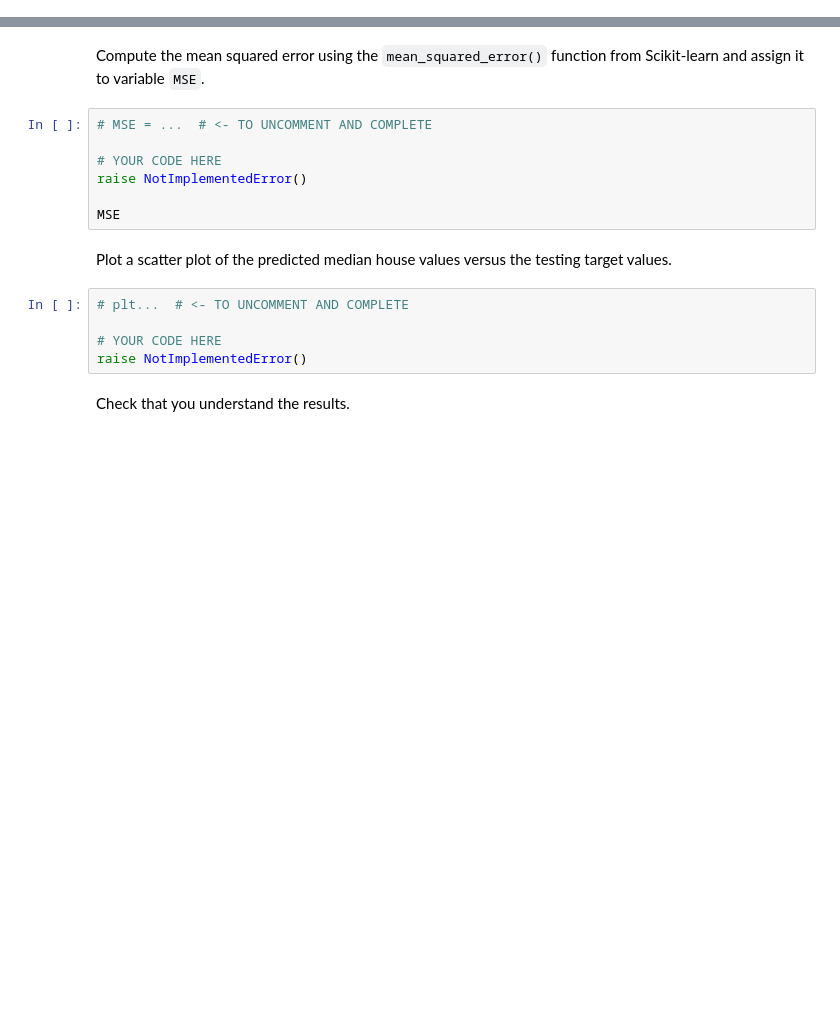
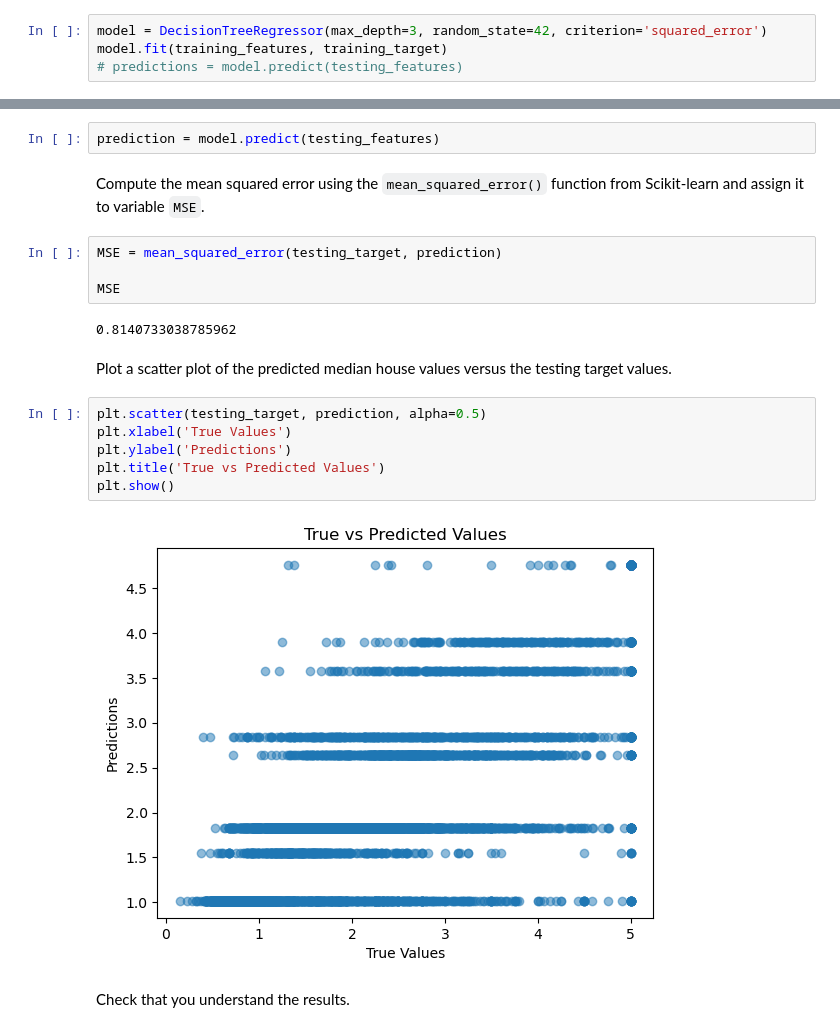
Before and after one commit to raulandrei00/Polytechnique_L2, a Jupyter notebook: machine_learning/lab8/lab_session_08.ipynb, the cells around one changed output, grey strips where cells are left out. Cells and saved outputs as stored; diff of their text form; blank space fills up the shorter version.

```diff
--- a/machine_learning/lab8/lab_session_08.ipynb
+++ b/machine_learning/lab8/lab_session_08.ipynb
@@ -336,0 +333,4 @@ raise NotImplementedError()
+# %%
+model = DecisionTreeRegressor(max_depth=3, random_state=42, criterion='squared_error')
+model.fit(training_features, training_target)
+# predictions = model.predict(testing_features)
@@ -346,19 +343,23 @@ raise NotImplementedError()
+# %%
+prediction = model.predict(testing_features)
 # %% [markdown]
 Compute the mean squared error using the `mean_squared_error()` function from Scikit-learn and assign it to variable `MSE`.
-# %%
-# MSE = ...  # <- TO UNCOMMENT AND COMPLETE
-
-# YOUR CODE HERE
-raise NotImplementedError()
-
-MSE
+# %%
+MSE = mean_squared_error(testing_target, prediction)
+
+MSE
+# %% [output]
+0.8140733038785962
 # %% [markdown]
 Plot a scatter plot of the predicted median house values versus the testing target values.
-# %%
-# plt...  # <- TO UNCOMMENT AND COMPLETE
-
-# YOUR CODE HERE
-raise NotImplementedError()
+# %%
+plt.scatter(testing_target, prediction, alpha=0.5)
+plt.xlabel('True Values')
+plt.ylabel('Predictions')
+plt.title('True vs Predicted Values')
+plt.show()
+# %% [output]
+[figure, added]
 # %% [markdown]
 Check that you understand the results.
 # %% [markdown]
```
Also changed, not shown: parts of 17 cells of this notebook.
